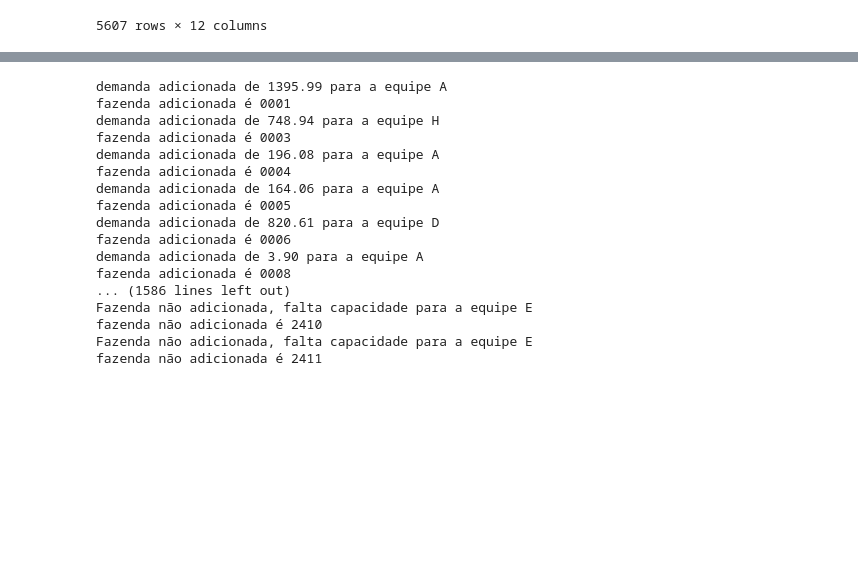
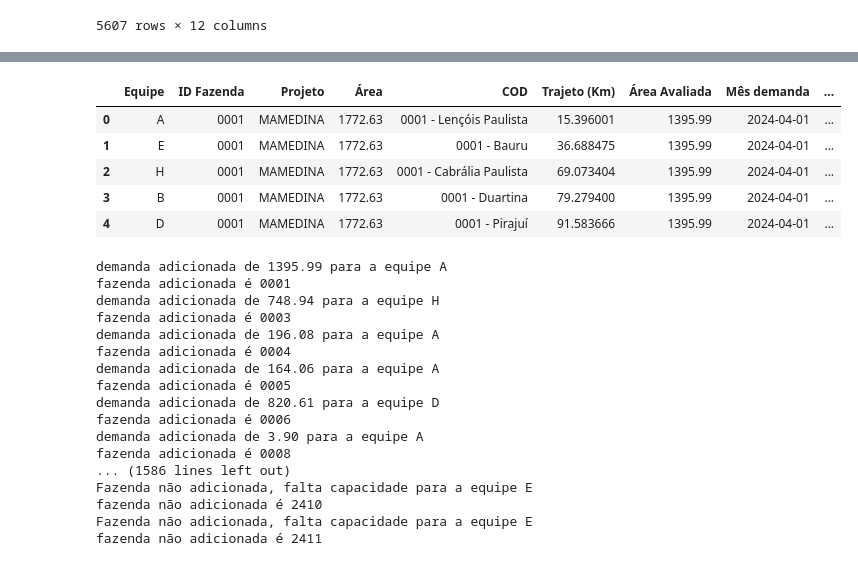
Before and after one commit to Ga-Moura/otimizacao, a Jupyter notebook: otimizacao.V2.ipynb, the cells around one changed output, grey strips where cells are left out. Saved outputs shown, nothing was run; the diff lists cells and outputs as text; code cells hidden in the pictures; blank space fills up the shorter version.

```diff
--- a/otimizacao.V2.ipynb
+++ b/otimizacao.V2.ipynb
@@ -199,6 +246,15 @@ adiciona_equipe(capacidade_equipe, carteira_equipe, 0)
 #Para iterar sobre um dicionário é necessário utilizar o items, diferente de um data frame que podemos utilizar o iterrows também
 #for chave, value in carteira_equipe.items():
 #    print(value)
+# %%
+otimizacao_rotas.head(5)
+# %% [output]
+|  | Equipe | ID Fazenda | Projeto | Área | COD | Trajeto (Km) | Área Avaliada | Mês demanda | ... |
+| 0 | A | 0001 | MAMEDINA | 1772.63 | 0001 - Lençóis Paulista | 15.396001 | 1395.99 | 2024-04-01 | ... |
+| 1 | E | 0001 | MAMEDINA | 1772.63 | 0001 - Bauru | 36.688475 | 1395.99 | 2024-04-01 | ... |
+| 2 | H | 0001 | MAMEDINA | 1772.63 | 0001 - Cabrália Paulista | 69.073404 | 1395.99 | 2024-04-01 | ... |
+| 3 | B | 0001 | MAMEDINA | 1772.63 | 0001 - Duartina | 79.279400 | 1395.99 | 2024-04-01 | ... |
+| 4 | D | 0001 | MAMEDINA | 1772.63 | 0001 - Pirajuí | 91.583666 | 1395.99 | 2024-04-01 | ... |
 # %%
 #Construir função para ir aumentando a carteira de áreas da equipe
 
```
Also changed, not shown: parts of 10 cells of this notebook.
